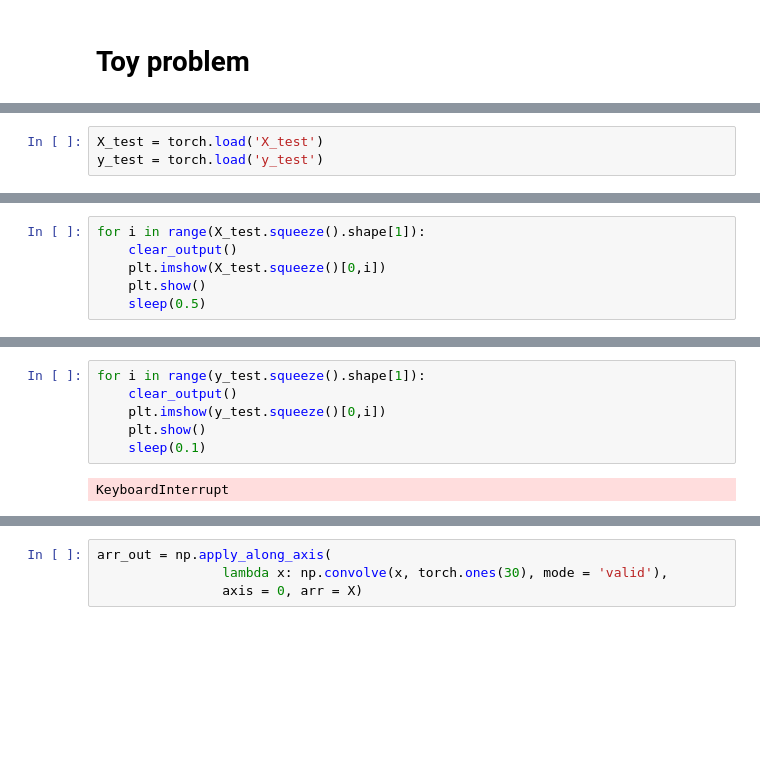
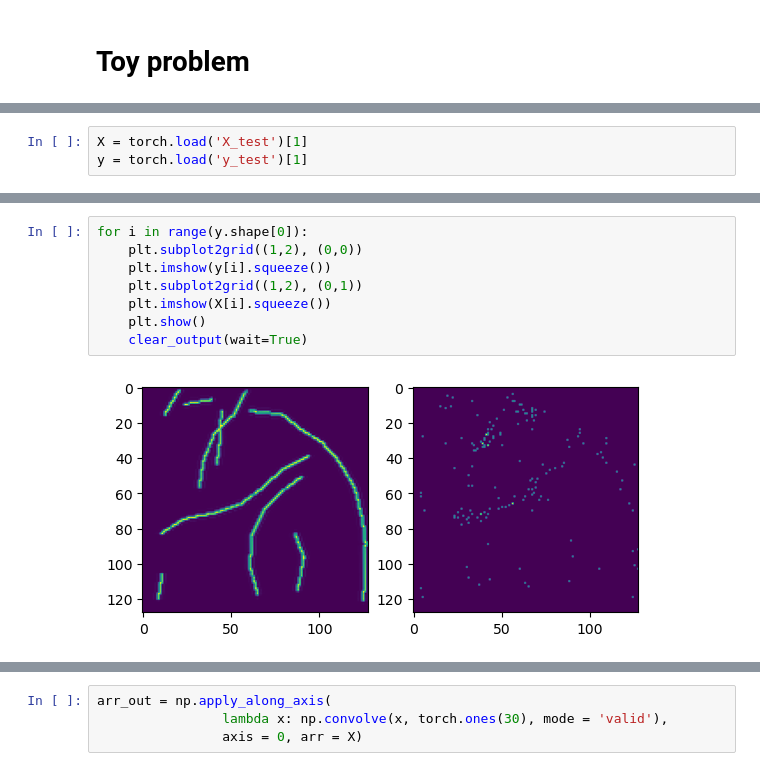
Before and after one commit to Serafim179/DBlink, a Jupyter notebook: demo/Data experimentations.ipynb, the cells around one changed output, grey strips where cells are left out. Saved outputs shown, nothing was run; the diff lists cells and outputs as text; blank space fills up the shorter version.

```diff
--- a/demo/Data experimentations.ipynb
+++ b/demo/Data experimentations.ipynb
@@ -40,6 +40,6 @@ For LSHT, we apply downscaling by summing pixel regions. LSHT video has spatial
 ### Goal
 The intended fusion reconstruction should be able to provide high spatial details in the area where the microtubules cross, as well as demonstrate the fluctuating movement which is not present in HSLT video.
 # %%
-X_test = torch.load('X_test')
-y_test = torch.load('y_test')
+X = torch.load('X_test')[1]
+y = torch.load('y_test')[1]
 # %%
@@ -49,6 +48,0 @@ torch.Size([4, 150, 128, 128])
-# %%
-for i in range(X_test.squeeze().shape[1]):
-    clear_output()
-    plt.imshow(X_test.squeeze()[0,i])
-    plt.show()
-    sleep(0.5)
@@ -58,9 +49,11 @@ KeyboardInterrupt
 # %%
-for i in range(y_test.squeeze().shape[1]):
-    clear_output()
-    plt.imshow(y_test.squeeze()[0,i])
+for i in range(y.shape[0]):
+    plt.subplot2grid((1,2), (0,0))
+    plt.imshow(y[i].squeeze())
+    plt.subplot2grid((1,2), (0,1))
+    plt.imshow(X[i].squeeze())
     plt.show()
-    sleep(0.1)
+    clear_output(wait=True)
 # %% [output]
-KeyboardInterrupt
+[figure, added]
 # %%
```
Also changed, not shown: parts of 14 cells of this notebook.
